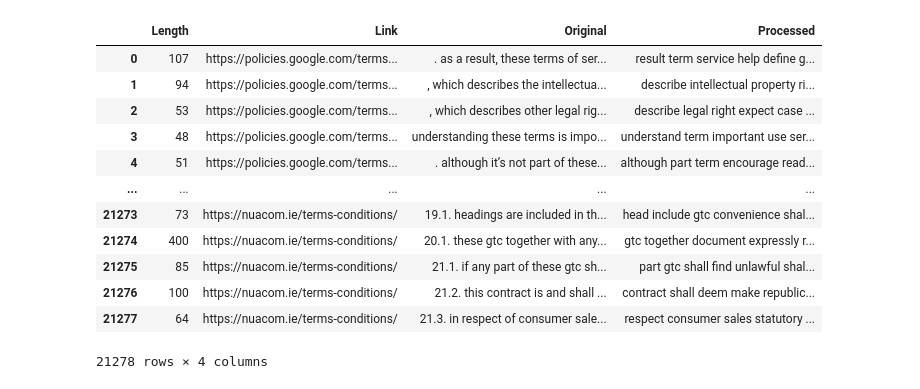
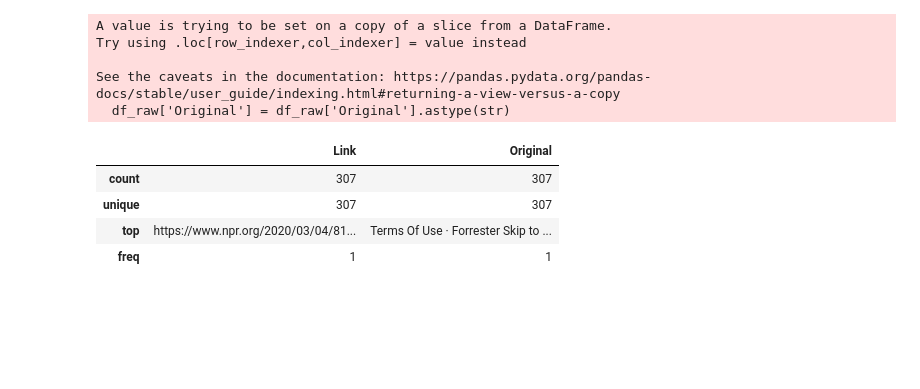
Before and after one commit to JLGGG/ToS-crawler, a Jupyter notebook: clean_sentence.ipynb, the cells around one changed output. Drawn from its saved outputs; the diff is of its cells as text; code cells hidden in the pictures; blank space fills up the shorter version.

```diff
--- a/clean_sentence.ipynb
+++ b/clean_sentence.ipynb
@@ -19,23 +25,22 @@ memory usage: 665.1+ KB
 # %%
 def remove_multiple_space(sentence):
     clear_sentence = ' '.join(sentence.split())
-    clear_sentence = clear_sentence.lower()
+    #clear_sentence = clear_sentence.lower()
     return clear_sentence
 
-df['Original'] = df['Original'].apply(remove_multiple_space)
-df['Processed'] = df['Processed'].apply(remove_multiple_space)
-df
+df_raw = df[df['Length'] > 300] # Deleting a HTML's text that was not properly collected.
+df_raw['Original'] = df_raw['Original'].astype(str)
+df_raw = df_raw.drop_duplicates(['Original'])
+df_raw['Original'] = df_raw['Original'].apply(remove_multiple_space)
+df_raw.describe(include=object)
 # %% [output]
+A value is trying to be set on a copy of a slice from a DataFrame.
+Try using .loc[row_indexer,col_indexer] = value instead
+
+See the caveats in the documentation: https://pandas.pydata.org/pandas-docs/stable/user_guide/indexing.html#returning-a-view-versus-a-copy
+  df_raw['Original'] = df_raw['Original'].astype(str)
-|  | Length | Link | Original | Processed |
-| 0 | 107 | https://policies.google.com/terms... | . as a result, these terms of ser... | result term service help define g... |
-| 1 | 94 | https://policies.google.com/terms... | , which describes the intellectua... | describe intellectual property ri... |
-| 2 | 53 | https://policies.google.com/terms... | , which describes other legal rig... | describe legal right expect case ... |
-| 3 | 48 | https://policies.google.com/terms... | understanding these terms is impo... | understand term important use ser... |
-| 4 | 51 | https://policies.google.com/terms... | . although it’s not part of these... | although part term encourage read... |
-| ... | ... | ... | ... | ... |
-| 21273 | 73 | https://nuacom.ie/terms-conditions/ | 19.1. headings are included in th... | head include gtc convenience shal... |
-| 21274 | 400 | https://nuacom.ie/terms-conditions/ | 20.1. these gtc together with any... | gtc together document expressly r... |
-| 21275 | 85 | https://nuacom.ie/terms-conditions/ | 21.1. if any part of these gtc sh... | part gtc shall find unlawful shal... |
-| 21276 | 100 | https://nuacom.ie/terms-conditions/ | 21.2. this contract is and shall ... | contract shall deem make republic... |
-| 21277 | 64 | https://nuacom.ie/terms-conditions/ | 21.3. in respect of consumer sale... | respect consumer sales statutory ... |
+|  | Link | Original |
+| count | 307 | 307 |
+| unique | 307 | 307 |
+| top | https://www.npr.org/2020/03/04/81... | Terms Of Use · Forrester Skip to ... |
+| freq | 1 | 1 |
-21278 rows × 4 columns
```
Also changed, not shown: parts of 26 cells of this notebook.
